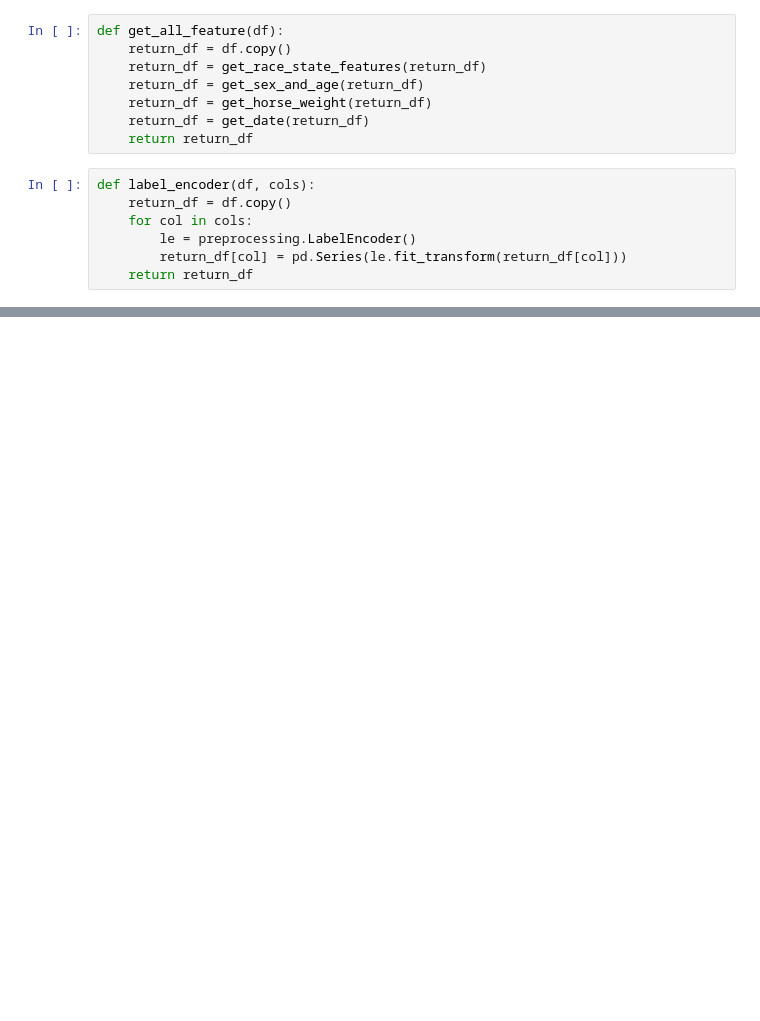
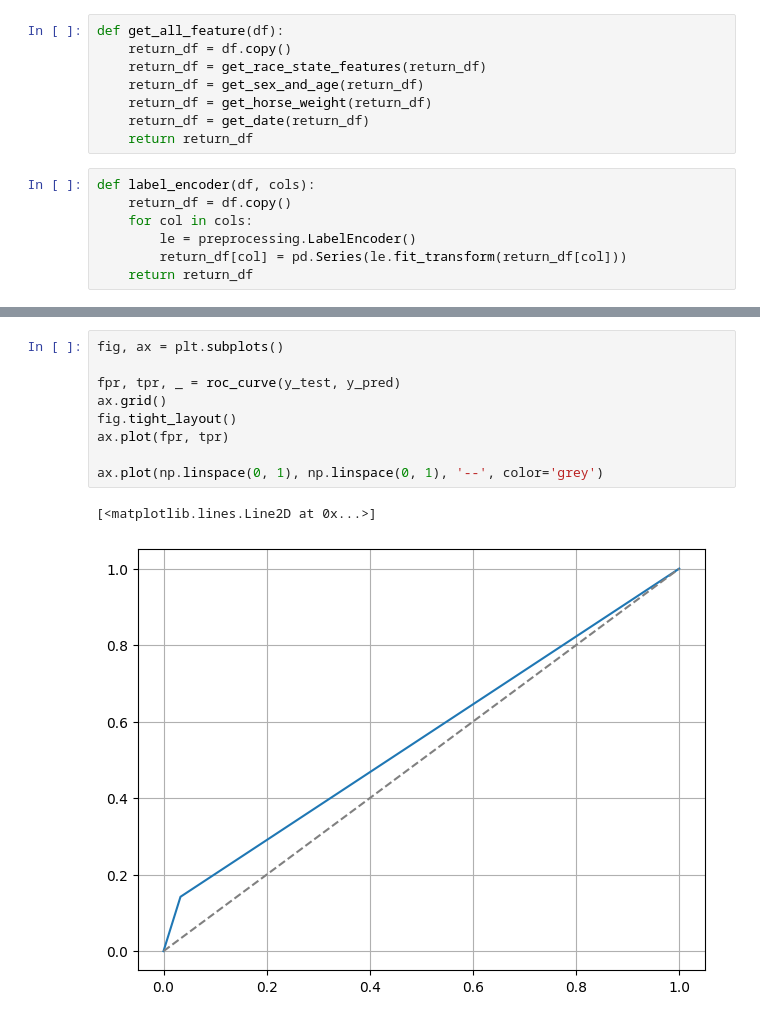
Before and after one commit to katsuya6152/KeibaAI-ML, a Jupyter notebook: notebook/baseline.ipynb, the cells around one changed output, grey strips where cells are left out. Cells and saved outputs as stored; diff of their text form; blank space fills up the shorter version.

```diff
--- a/notebook/baseline.ipynb
+++ b/notebook/baseline.ipynb
@@ -117,0 +196,12 @@ label_encoder(df, encoding_columns).T
+# %%
+fig, ax = plt.subplots()
+
+fpr, tpr, _ = roc_curve(y_test, y_pred)
+ax.grid()
+fig.tight_layout()
+ax.plot(fpr, tpr)
+
+ax.plot(np.linspace(0, 1), np.linspace(0, 1), '--', color='grey')
+# %% [output]
+[<matplotlib.lines.Line2D at 0x...>]
+[figure, added]
```
Also changed, not shown: parts of 13 cells of this notebook, 1 other file.
